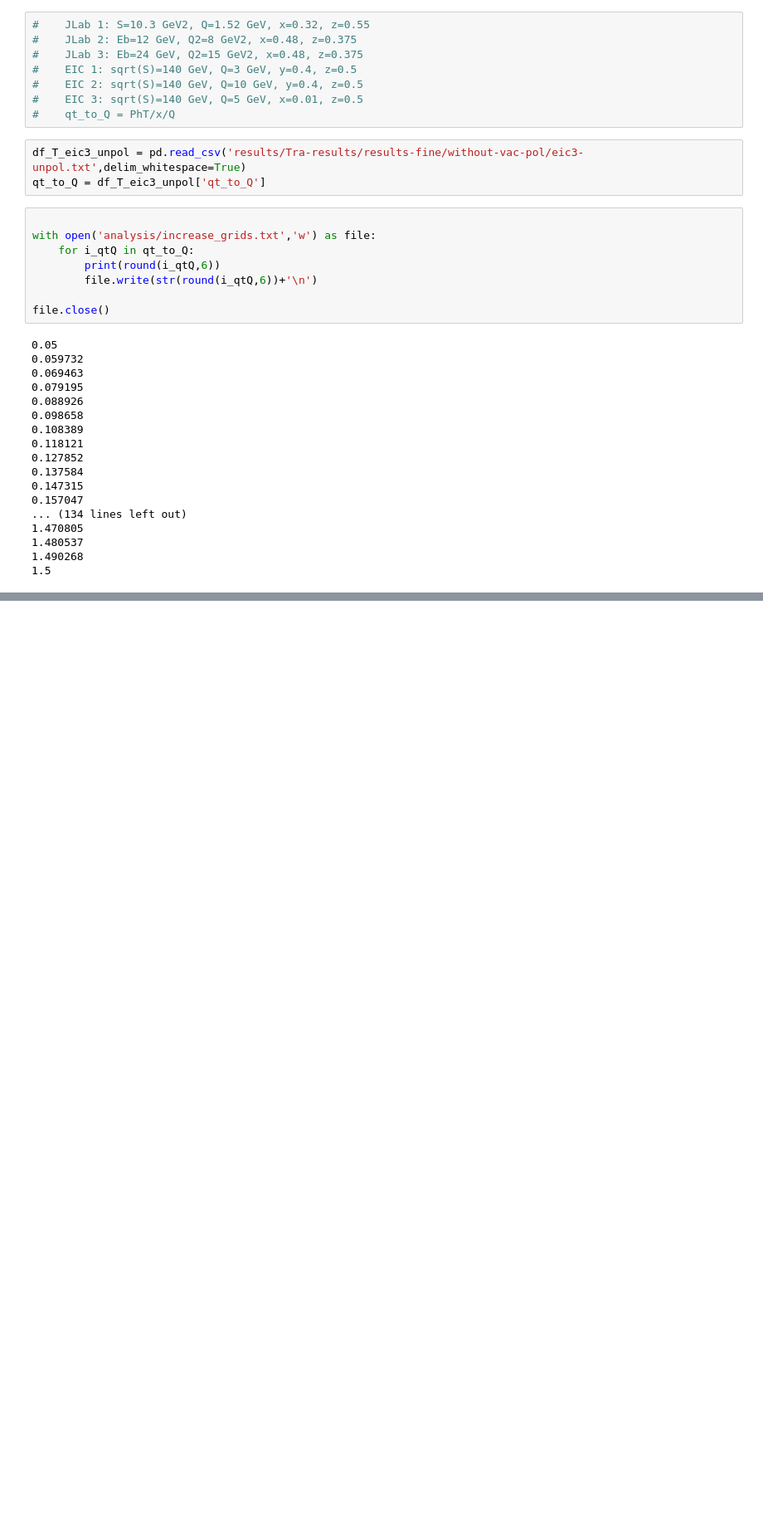
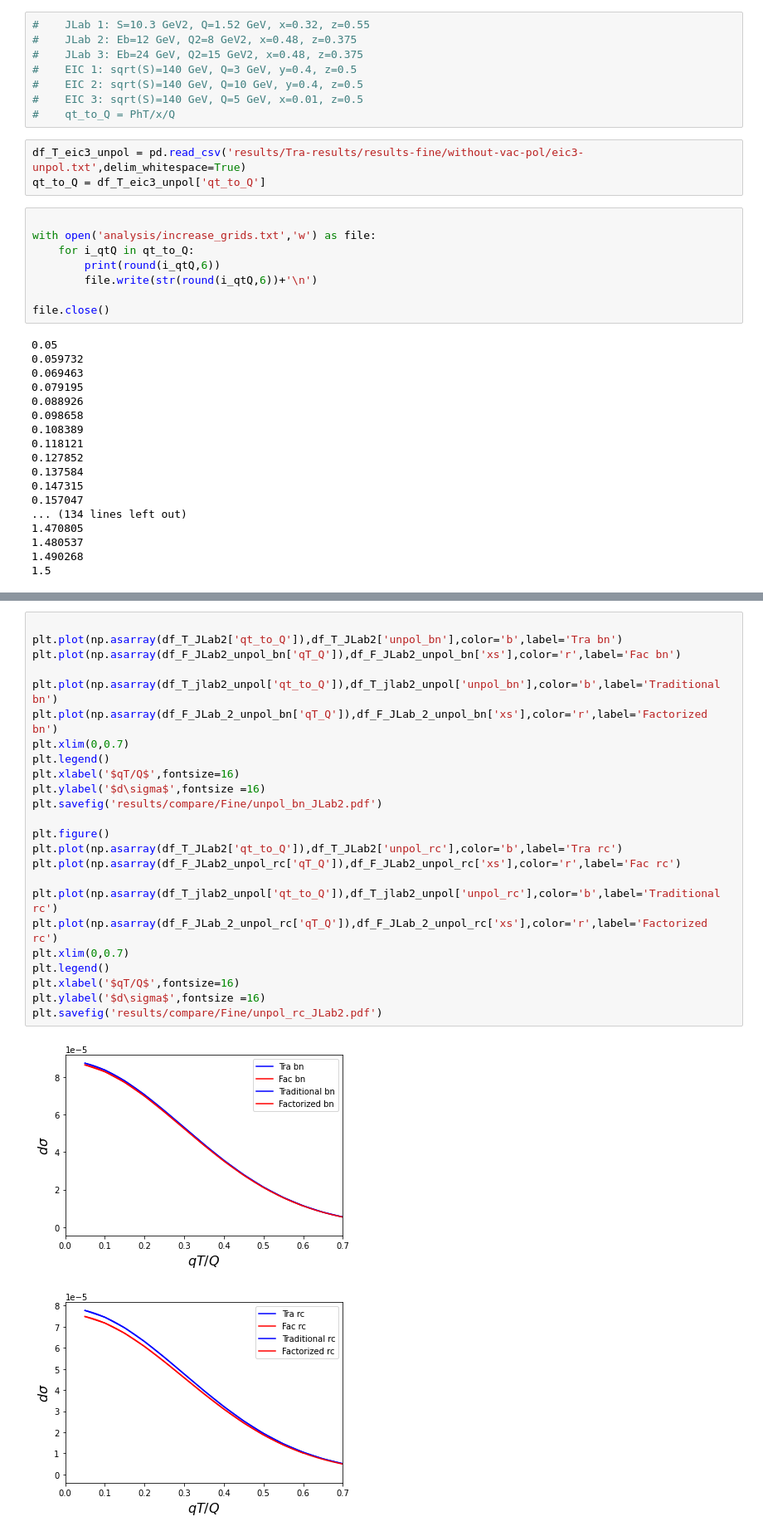
Before and after one commit to Mengzhendada/compare, a Jupyter notebook: Traditional_Factorized_compare_fine.ipynb, the cells around one changed output, grey strips where cells are left out. Shown at 83% size. Saved outputs shown, nothing was run; the diff lists cells and outputs as text; blank space fills up the shorter version.

```diff
--- a/Traditional_Factorized_compare_fine.ipynb
+++ b/Traditional_Factorized_compare_fine.ipynb
@@ -42,0 +419,27 @@ file.close()
+# %%
+
+plt.plot(np.asarray(df_T_JLab2['qt_to_Q']),df_T_JLab2['unpol_bn'],color='b',label='Tra bn')
+plt.plot(np.asarray(df_F_JLab2_unpol_bn['qT_Q']),df_F_JLab2_unpol_bn['xs'],color='r',label='Fac bn')
+
+plt.plot(np.asarray(df_T_jlab2_unpol['qt_to_Q']),df_T_jlab2_unpol['unpol_bn'],color='b',label='Traditional bn')
+plt.plot(np.asarray(df_F_JLab_2_unpol_bn['qT_Q']),df_F_JLab_2_unpol_bn['xs'],color='r',label='Factorized bn')
+plt.xlim(0,0.7)
+plt.legend()
+plt.xlabel('$qT/Q$',fontsize=16)
+plt.ylabel('$d\sigma$',fontsize =16)
+plt.savefig('results/compare/Fine/unpol_bn_JLab2.pdf')
+
+plt.figure()
+plt.plot(np.asarray(df_T_JLab2['qt_to_Q']),df_T_JLab2['unpol_rc'],color='b',label='Tra rc')
+plt.plot(np.asarray(df_F_JLab2_unpol_rc['qT_Q']),df_F_JLab2_unpol_rc['xs'],color='r',label='Fac rc')
+
+plt.plot(np.asarray(df_T_jlab2_unpol['qt_to_Q']),df_T_jlab2_unpol['unpol_rc'],color='b',label='Traditional rc')
+plt.plot(np.asarray(df_F_JLab_2_unpol_rc['qT_Q']),df_F_JLab_2_unpol_rc['xs'],color='r',label='Factorized rc')
+plt.xlim(0,0.7)
+plt.legend()
+plt.xlabel('$qT/Q$',fontsize=16)
+plt.ylabel('$d\sigma$',fontsize =16)
+plt.savefig('results/compare/Fine/unpol_rc_JLab2.pdf')
+# %% [output]
+[figure, added]
+[figure, added]
```
Also changed, not shown: parts of 33 cells of this notebook, 6 other files.
